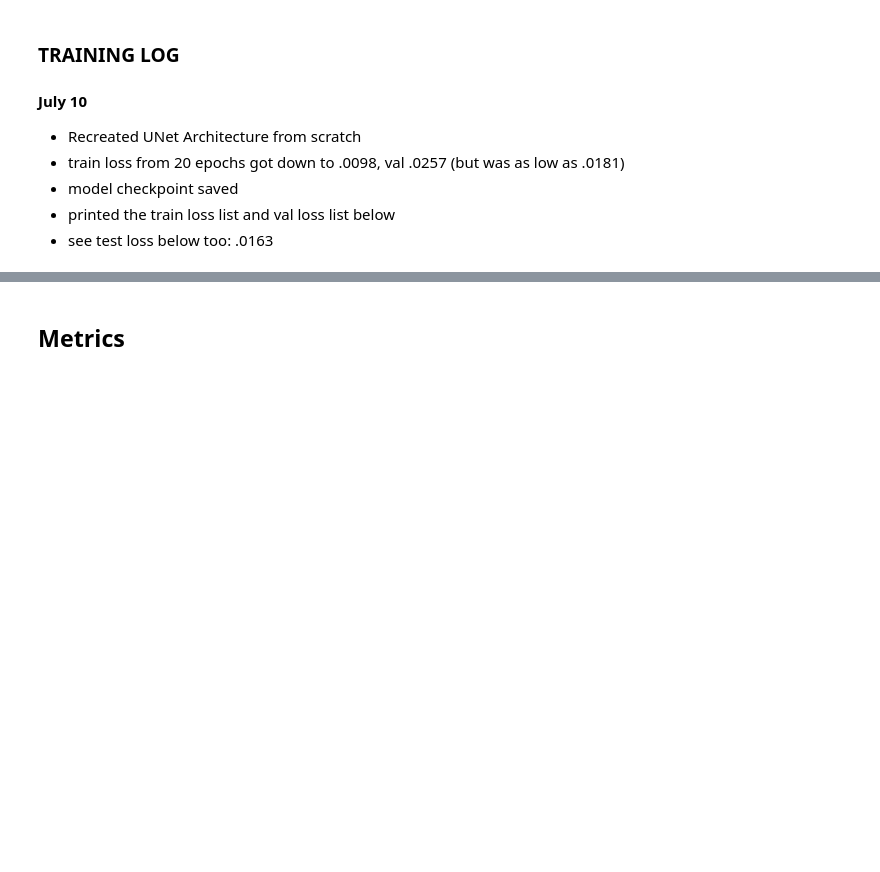
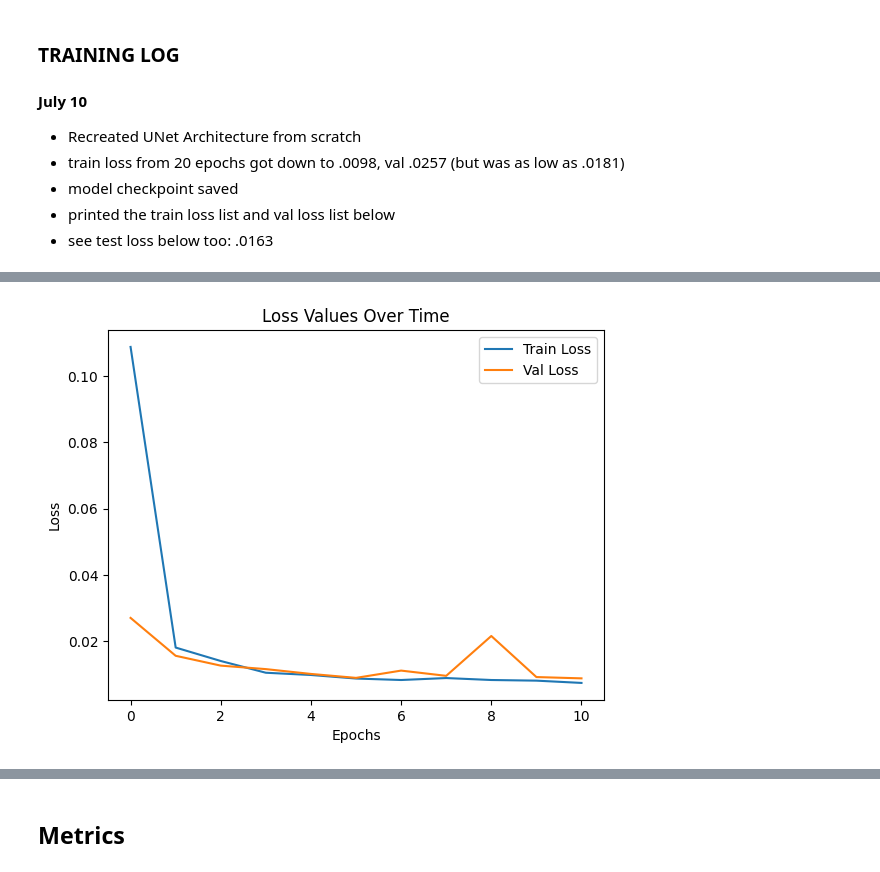
Before and after one commit to cameronkelahan/VisCogRep, a Jupyter notebook: UNet.ipynb, the cells around one changed output, grey strips where cells are left out. Saved outputs shown, nothing was run; the diff lists cells and outputs as text; code cells hidden in the pictures; blank space fills up the shorter version.

```diff
--- a/UNet.ipynb
+++ b/UNet.ipynb
@@ -461,3 +488,21 @@ print(val_loss_list)
+# %%
+# Extract the loss values from the tensors
+train_loss_values = [loss.item() for loss in train_loss_list]
+val_loss_values = [loss.item() for loss in val_loss_list]
+# %%
+import matplotlib.pyplot as plt
+
+# Plot the loss values
+plt.title('UNet Loss/Epoch')
+plt.plot(train_loss_values, label='Train Loss')
+plt.plot(val_loss_values, label='Val Loss')
+plt.xlabel('Epochs')
+plt.ylabel('Loss')
+plt.title('Loss Values Over Time')
+plt.legend()
+plt.show()
+# %% [output]
+[figure, added]
 # %%
 # Test the model
 model.eval()
```
Also changed, not shown: parts of 20 cells of this notebook, 3 other files.
